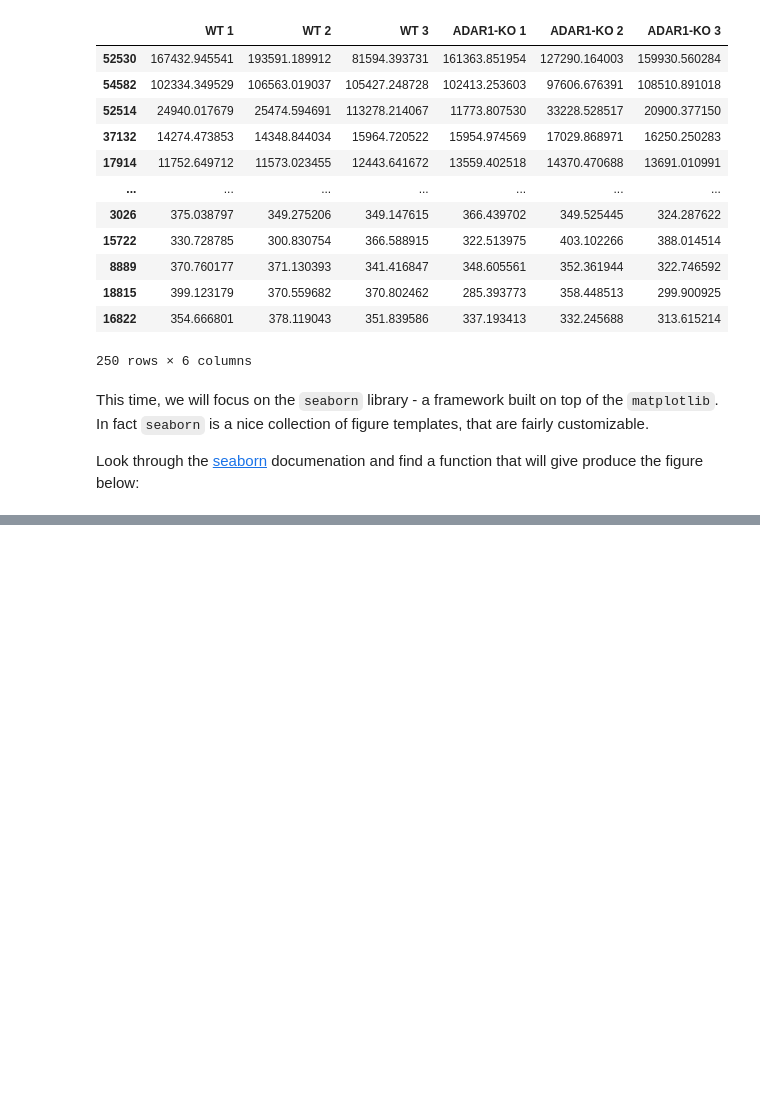
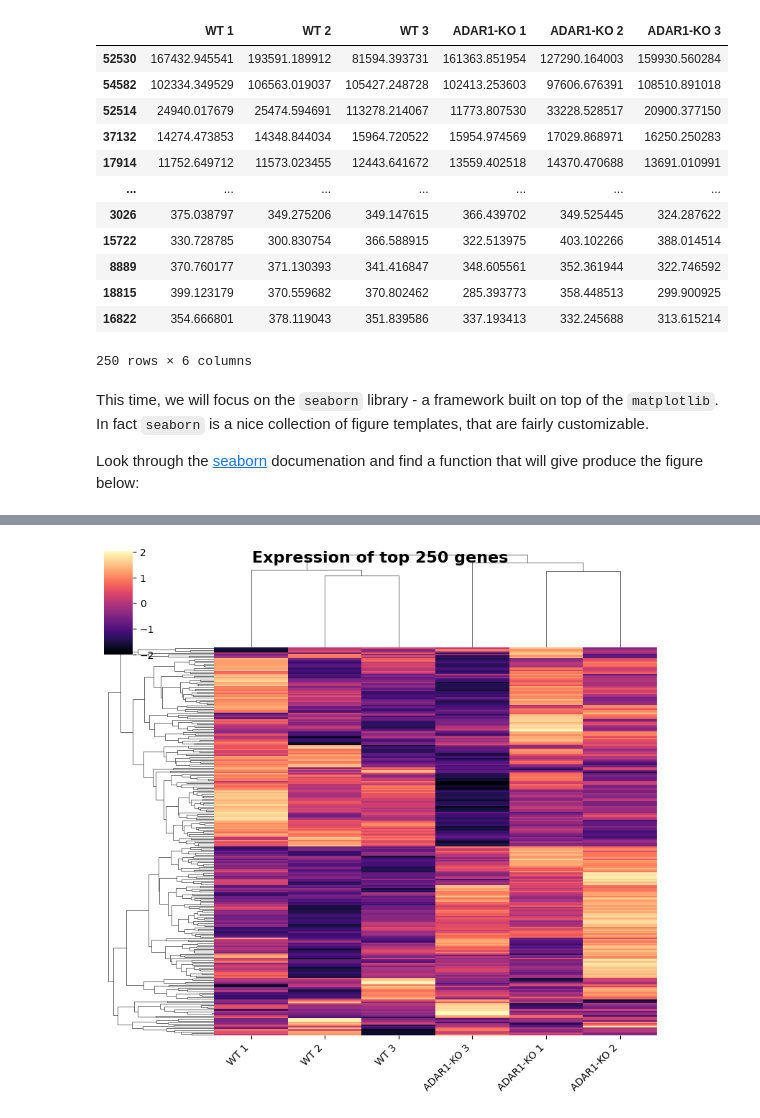
Before and after one commit to vlada-kazantsevaa/homeworks, a Jupyter notebook: Homeworks/hw-1/HW_1_(EDA).ipynb, the cells around one changed output, grey strips where cells are left out. Drawn from its saved outputs; the diff is of its cells as text; code cells hidden in the pictures; blank space fills up the shorter version.

```diff
--- a/Homeworks/hw-1/HW_1_(EDA).ipynb
+++ b/Homeworks/hw-1/HW_1_(EDA).ipynb
@@ -956,16 +956,28 @@ Look through the [seaborn](https://seaborn.pydata.org/) documenation and find a
 # %%
 import seaborn as sns
 
 # Plot the data
-cluster = ...
+cluster = sns.clustermap(
+    expr,
+    cmap="magma",
+    z_score=0,
+    figsize=(8, 8),
+    xticklabels=numcols,
+    yticklabels=False
+)
 
 # Disable x axis labels
 # hint: cluster.ax_heatmap is a simple matplotlib axis instance
-...
+cluster.ax_heatmap.set_xlabel("")
+cluster.ax_heatmap.set_xticklabels(cluster.ax_heatmap.get_xticklabels(), rotation=45, ha='right')
 
 # Add figure title
 # hint: cluster.figure is a simple matplotlib figure
-...
+cluster.figure.suptitle("Expression of top 250 genes", fontsize=16, fontweight='bold')
+
+plt.show()
+# %% [output]
+[figure, added]
 # %% [markdown]
 This is a nice example of variability that can be observed in real world biological data. However, in most cases such difference is not significant and just a random noise. Otherwise... It's useless.
 
```
Also changed, not shown: parts of 3 cells of this notebook.
